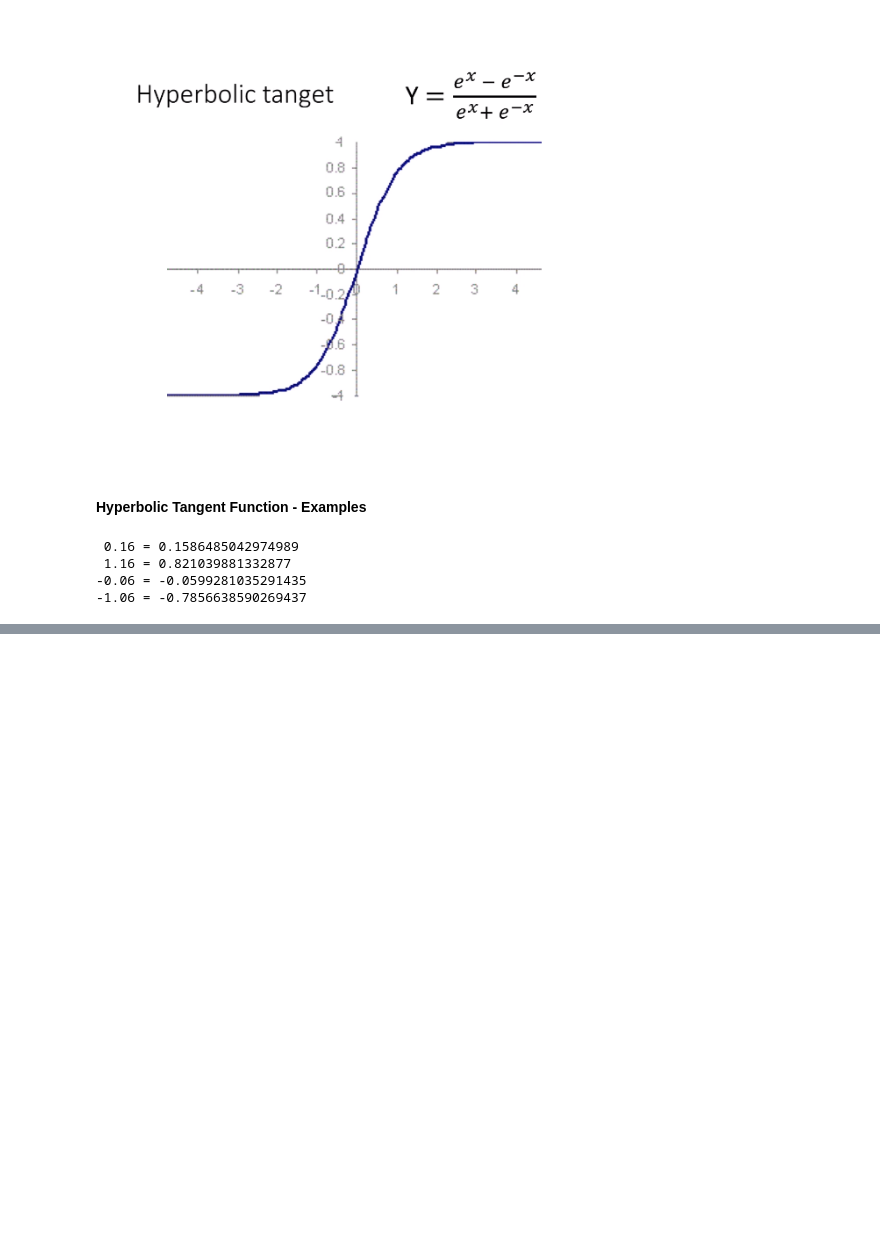
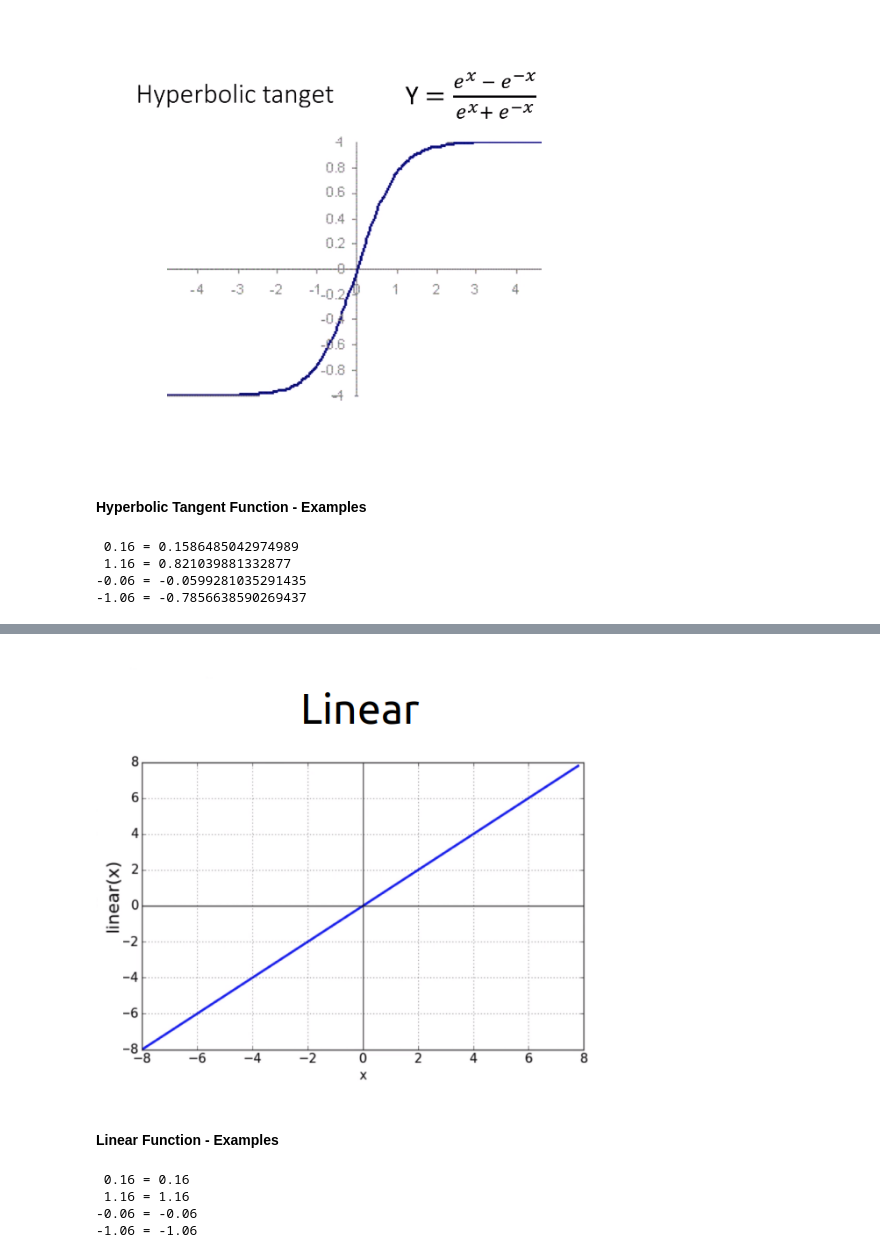
Before and after one commit to edilson-silva/ml-tips, a Jupyter notebook: basic/activation_functions.ipynb, the cells around one changed output, grey strips where cells are left out. Cells and saved outputs as stored; diff of their text form; code cells hidden in the pictures; blank space fills up the shorter version.

Commit message:
basic (activation functions): Added explanations and examples for linear function

```diff
--- a/basic/activation_functions.ipynb
+++ b/basic/activation_functions.ipynb
@@ -99,0 +105,4 @@ print(f'-1.06 = {relu_function(-1.06)}')
+# %%
+display_image('images/linear_function.png')
+# %% [output]
+[figure, added]
@@ -99,0 +112,12 @@ print(f'-1.06 = {relu_function(-1.06)}')
+# %% [markdown]
+#### Linear Function - Examples
+# %%
+print(f' 0.16 = {linear_function(0.16)}')
+print(f' 1.16 = {linear_function(1.16)}')
+print(f'-0.06 = {linear_function(-0.06)}')
+print(f'-1.06 = {linear_function(-1.06)}')
+# %% [output]
+ 0.16 = 0.16
+ 1.16 = 1.16
+-0.06 = -0.06
+-1.06 = -1.06
```
Also changed, not shown: parts of 12 cells of this notebook, 1 other file.
